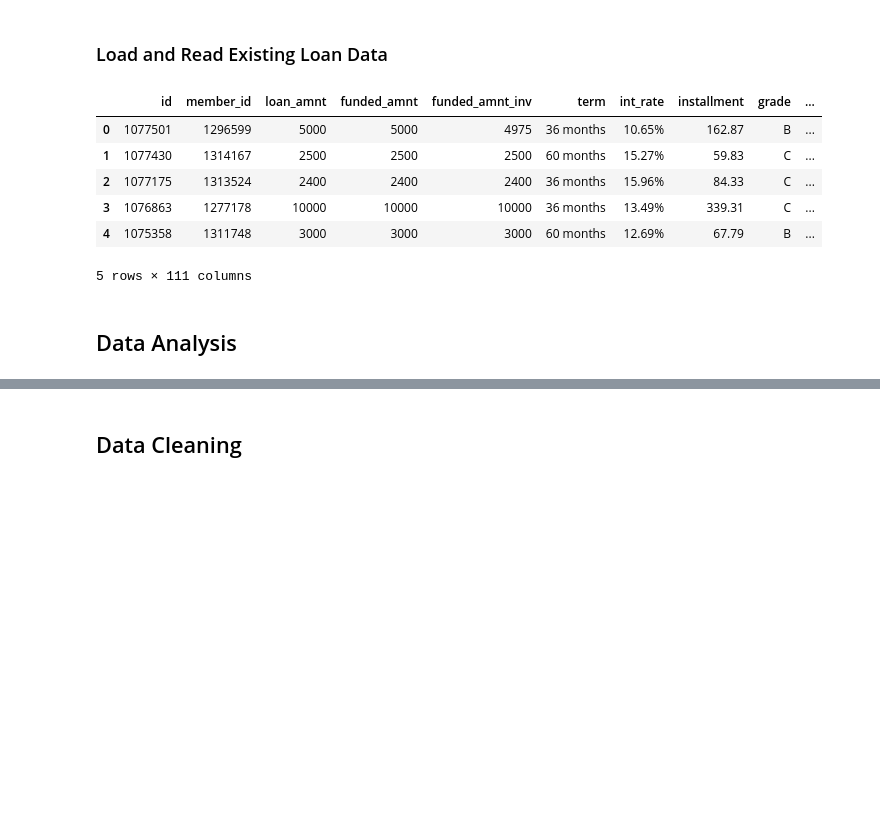
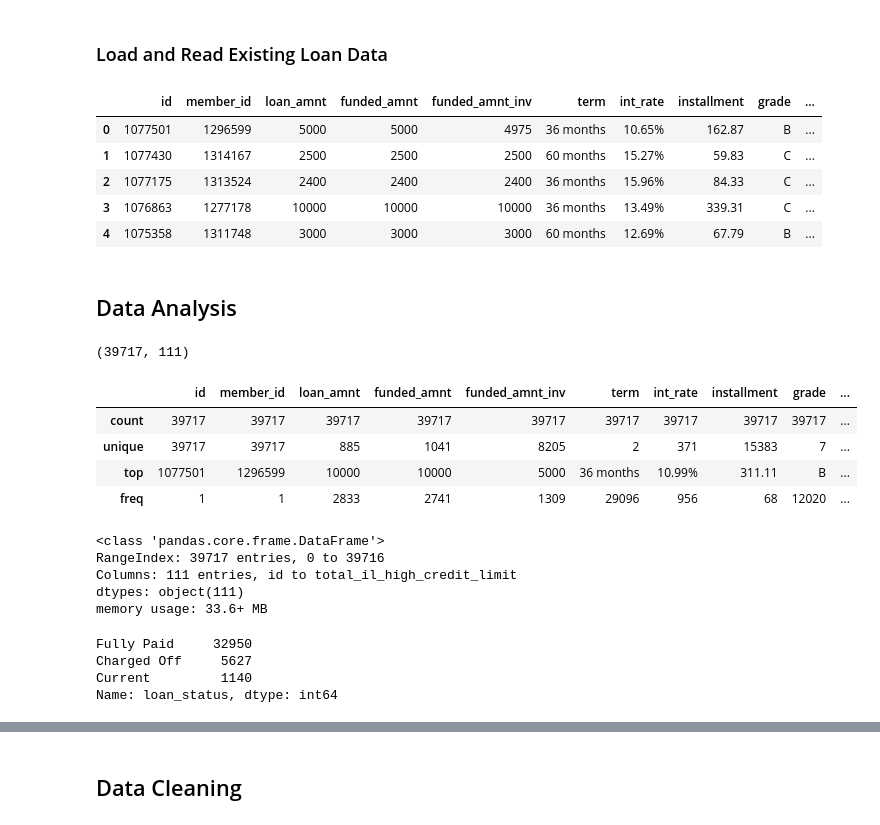
Before and after one commit to ShubhamMishra1102/LendingClubCaseStudy, a Jupyter notebook: Group_Facilitator_SumaiyaK.ipynb, the cells around one changed output, grey strips where cells are left out. Cells and saved outputs as stored; diff of their text form; code cells hidden in the pictures; blank space fills up the shorter version.

Commit message:
Updated PPT and Ipynb files. Added Data analysis and cleaning code part

```diff
--- a/Group_Facilitator_SumaiyaK.ipynb
+++ b/Group_Facilitator_SumaiyaK.ipynb
@@ -61,14 +61,20 @@ import seaborn as sns
 
 #NumPy as np
 import numpy as np
+
+import warnings
+warnings.filterwarnings("ignore")
+
+pd.set_option('display.max_rows' , None)
+pd.set_option('display.max_columns', None)
 # %% [markdown]
 ### Load and Read Existing Loan Data
 # %%
 #read_csv is a method to read CSV files in Pandas
-data = pd.read_csv('loan.csv', index_col=False, dtype='unicode')
+loandata = pd.read_csv('loan.csv', index_col=False, dtype='unicode')
 # %%
 #head return first 5 rows of Dataset
-data.head()
+loandata.head()
 # %% [output]
 |  | id | member_id | loan_amnt | funded_amnt | funded_amnt_inv | term | int_rate | installment | grade | ... |
 | 0 | 1077501 | 1296599 | 5000 | 5000 | 4975 | 36 months | 10.65% | 162.87 | B | ... |
@@ -76,6 +82,36 @@ data.head()
 | 2 | 1077175 | 1313524 | 2400 | 2400 | 2400 | 36 months | 15.96% | 84.33 | C | ... |
 | 3 | 1076863 | 1277178 | 10000 | 10000 | 10000 | 36 months | 13.49% | 339.31 | C | ... |
 | 4 | 1075358 | 1311748 | 3000 | 3000 | 3000 | 60 months | 12.69% | 67.79 | B | ... |
-5 rows × 111 columns
 # %% [markdown]
 ## Data Analysis
+# %%
+#Shape of data set
+loandata.shape
+
+#There are totally 39717 of rows and 111 columns in the Loan dataset
+# %% [output]
+(39717, 111)
+# %%
+loandata.describe()
+# %% [output]
+|  | id | member_id | loan_amnt | funded_amnt | funded_amnt_inv | term | int_rate | installment | grade | ... |
+| count | 39717 | 39717 | 39717 | 39717 | 39717 | 39717 | 39717 | 39717 | 39717 | ... |
+| unique | 39717 | 39717 | 885 | 1041 | 8205 | 2 | 371 | 15383 | 7 | ... |
+| top | 1077501 | 1296599 | 10000 | 10000 | 5000 | 36 months | 10.99% | 311.11 | B | ... |
+| freq | 1 | 1 | 2833 | 2741 | 1309 | 29096 | 956 | 68 | 12020 | ... |
+# %%
+loandata.info()
+# %% [output]
+<class 'pandas.core.frame.DataFrame'>
+RangeIndex: 39717 entries, 0 to 39716
+Columns: 111 entries, id to total_il_high_credit_limit
+dtypes: object(111)
+memory usage: 33.6+ MB
+# %%
+# Checking the different values and its ratio of the  target column
+loandata.loan_status.value_counts()
+# %% [output]
+Fully Paid     32950
+Charged Off     5627
+Current         1140
+Name: loan_status, dtype: int64
```
Also changed, not shown: parts of 35 cells of this notebook, 1 other file.
